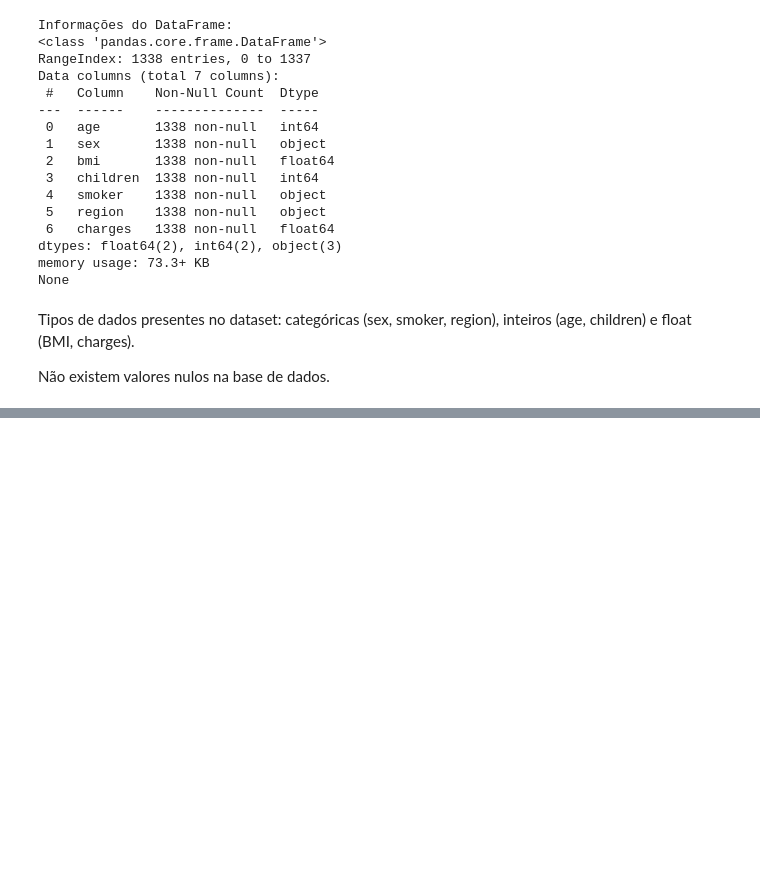
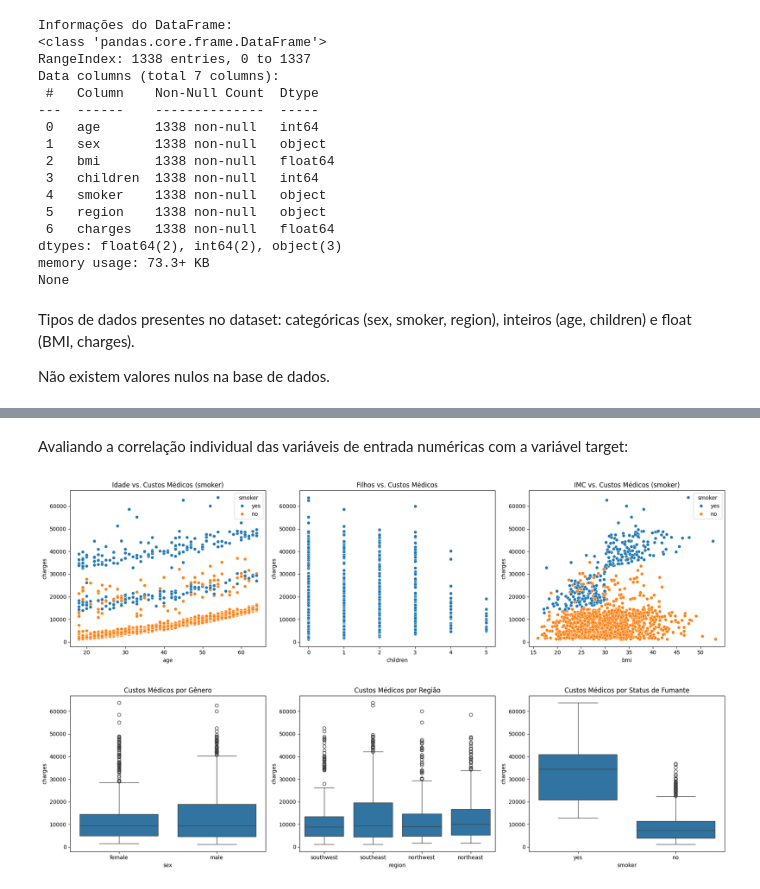
Before and after one commit to carolinampessoa/TechChallengeFase1, a Jupyter notebook: TechChallengeFase1.ipynb, the cells around one changed output, grey strips where cells are left out. Cells and saved outputs as stored; diff of their text form; code cells hidden in the pictures; blank space fills up the shorter version.

```diff
--- a/TechChallengeFase1.ipynb
+++ b/TechChallengeFase1.ipynb
@@ -98,0 +115,39 @@ Resultados dos Modelos (conjunto de treino):
+# %% [markdown]
+Avaliando a correlação individual das variáveis de entrada numéricas com a variável target:
+# %%
+fig, axes = plt.subplots(1, 3, figsize=(18, 5))  # 1 linha, 3 colunas
+
+# 1. Scatterplot: Idade vs. Custos Médicos
+sns.scatterplot(x='age', y='charges', hue='smoker', data=df, ax=axes[0])
+axes[0].set_title("Idade vs. Custos Médicos (smoker)")
+
+# 2. Scatterplot: Filhos vs. Custos Médicos
+sns.scatterplot(x='children', y='charges', data=df, ax=axes[1])
+axes[1].set_title("Filhos vs. Custos Médicos")
+
+# 3. Scatterplot: BMI vs. Custos Médicos
+sns.scatterplot(x='bmi', y='charges', hue='smoker', data=df, ax=axes[2])
+axes[2].set_title("IMC vs. Custos Médicos (smoker)")
+
+plt.tight_layout()
+plt.show()
+
+fig, axes = plt.subplots(1, 3, figsize=(18, 5))  # 1 linha, 3 colunas
+
+# 1. Boxplot: Custos Médicos por Genero
+sns.boxplot(x='sex', y='charges', data=df, ax=axes[0])
+axes[0].set_title("Custos Médicos por Gênero")
+
+# 2. Boxplot: Custos Médicos por Região
+sns.boxplot(x='region', y='charges', data=df, ax=axes[1])
+axes[1].set_title("Custos Médicos por Região")
+
+# 3. Boxplot: Custos Médicos por Status de Fumante
+sns.boxplot(x='smoker', y='charges', data=df, ax=axes[2])
+axes[2].set_title("Custos Médicos por Status de Fumante")
+
+plt.tight_layout()
+plt.show()
+# %% [output]
+[figure, added]
+[figure, added]
```
Also changed, not shown: parts of 7 cells of this notebook.
